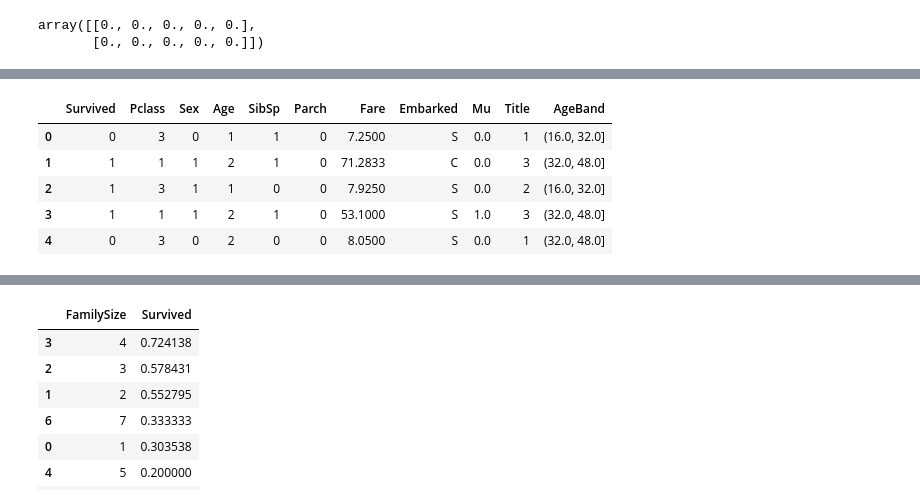
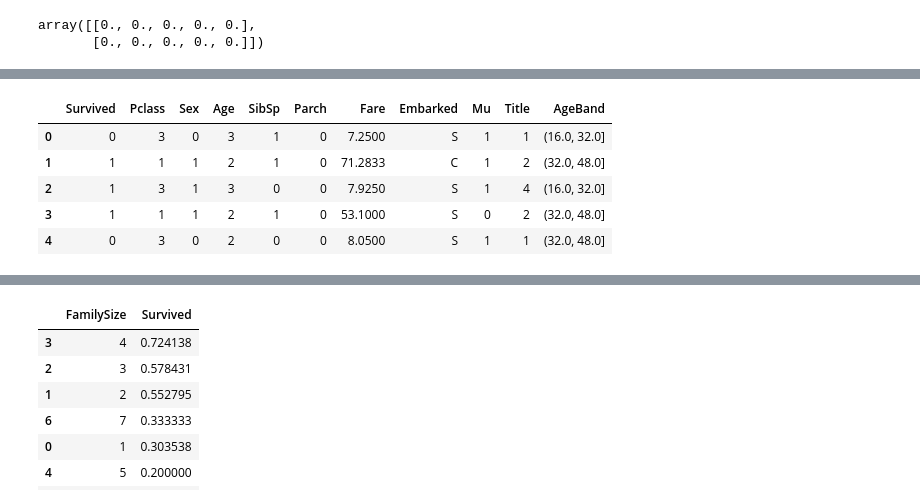
Before and after one commit to sogolhaghani/Titanic-Machine-Learning-from-Disaster, a Jupyter notebook: src/1.ipynb, the cells around one changed output, grey strips where cells are left out. Cells and saved outputs as stored; diff of their text form; code cells hidden in the pictures.

```diff
--- a/src/1.ipynb
+++ b/src/1.ipynb
@@ -36,7 +35,8 @@ print(train_df.columns.values)
 # %%
 for dataset in combine:
-    dataset.loc[(dataset.Ticket.duplicated(keep= False)) , 'Mu'] = 1
-    dataset.loc[(dataset.Mu.isnull()), 'Mu'] = 0
+    dataset['Mu'] = 1
+    dataset.loc[(dataset.Ticket.duplicated(keep= False)) , 'Mu'] = 0
+    dataset['Mu'] = dataset['Mu'].astype(int)
 train_df[['Mu', 'Survived']].groupby(['Mu'], as_index=False).mean()
 # %% [output]
 |  | Mu | Survived |
@@ -94,7 +94,7 @@ train_df[['Title', 'Survived']].groupby(['Title'], as_index=False).mean()
 | 3 | Mrs | 0.793651 |
 | 4 | Rare | 0.222222 |
 # %%
-title_mapping = {"Mr": 1, "Miss": 2, "Mrs": 3, "Master": 4, "Rare": 5}
+title_mapping = {"Mr": 1, "Miss": 4, "Mrs": 2, "Master": 3, "Rare": 0}
 for dataset in combine:
     dataset['Title'] = dataset['Title'].map(title_mapping)
     dataset['Title'] = dataset['Title'].fillna(0)
@@ -148,7 +148,7 @@ for dataset in combine:
             guss_df = dataset[(dataset['Sex'] == i) & (dataset['Title'] == j +1)]['Age'].dropna()
             guss_age = guss_df.median()
             if guss_age != guss_age:
-                guss_age = 0 #dataset[(dataset['Sex'] == i)]['Age'].dropna().median()
+                guss_age = -5 #dataset[(dataset['Sex'] == i)]['Age'].dropna().median()
             guess_ages[i,j] = int(guss_age/0.5 + 0.5) * 0.5
     for i in range(0,2):
         for j in range(0,5):
@@ -176,19 +176,19 @@ train_df[['AgeBand', 'Survived']].groupby(['AgeBand'], as_index=False).mean().so
 | 4 | (64.0, 80.0] | 0.090909 |
 # %%
 for dataset in combine:
-    dataset.loc[ dataset['Age'] <= 16, 'Age'] = 0
-    dataset.loc[(dataset['Age'] > 16) & (dataset['Age'] <= 32), 'Age'] = 1
+    dataset.loc[ dataset['Age'] <= 16, 'Age'] = 4
+    dataset.loc[(dataset['Age'] > 16) & (dataset['Age'] <= 32), 'Age'] = 3
     dataset.loc[(dataset['Age'] > 32) & (dataset['Age'] <= 48), 'Age'] = 2
-    dataset.loc[(dataset['Age'] > 48) & (dataset['Age'] <= 64), 'Age'] = 3
-    dataset.loc[ dataset['Age'] > 64, 'Age']
+    dataset.loc[(dataset['Age'] > 48) & (dataset['Age'] <= 64), 'Age'] = 1
+    dataset.loc[ dataset['Age'] > 64, 'Age'] = 0
 train_df.head()
 # %% [output]
 |  | Survived | Pclass | Sex | Age | SibSp | Parch | Fare | Embarked | Mu | Title | AgeBand |
-| 0 | 0 | 3 | 0 | 1 | 1 | 0 | 7.2500 | S | 0.0 | 1 | (16.0, 32.0] |
-| 1 | 1 | 1 | 1 | 2 | 1 | 0 | 71.2833 | C | 0.0 | 3 | (32.0, 48.0] |
-| 2 | 1 | 3 | 1 | 1 | 0 | 0 | 7.9250 | S | 0.0 | 2 | (16.0, 32.0] |
-| 3 | 1 | 1 | 1 | 2 | 1 | 0 | 53.1000 | S | 1.0 | 3 | (32.0, 48.0] |
-| 4 | 0 | 3 | 0 | 2 | 0 | 0 | 8.0500 | S | 0.0 | 1 | (32.0, 48.0] |
+| 0 | 0 | 3 | 0 | 3 | 1 | 0 | 7.2500 | S | 1 | 1 | (16.0, 32.0] |
+| 1 | 1 | 1 | 1 | 2 | 1 | 0 | 71.2833 | C | 1 | 2 | (32.0, 48.0] |
+| 2 | 1 | 3 | 1 | 3 | 0 | 0 | 7.9250 | S | 1 | 4 | (16.0, 32.0] |
+| 3 | 1 | 1 | 1 | 2 | 1 | 0 | 53.1000 | S | 0 | 2 | (32.0, 48.0] |
+| 4 | 0 | 3 | 0 | 2 | 0 | 0 | 8.0500 | S | 1 | 1 | (32.0, 48.0] |
 # %%
 train_df = train_df.drop(['AgeBand'], axis=1)
 combine = [train_df, test_df]
```
Also changed, not shown: parts of 32 cells of this notebook, 1 other file.
